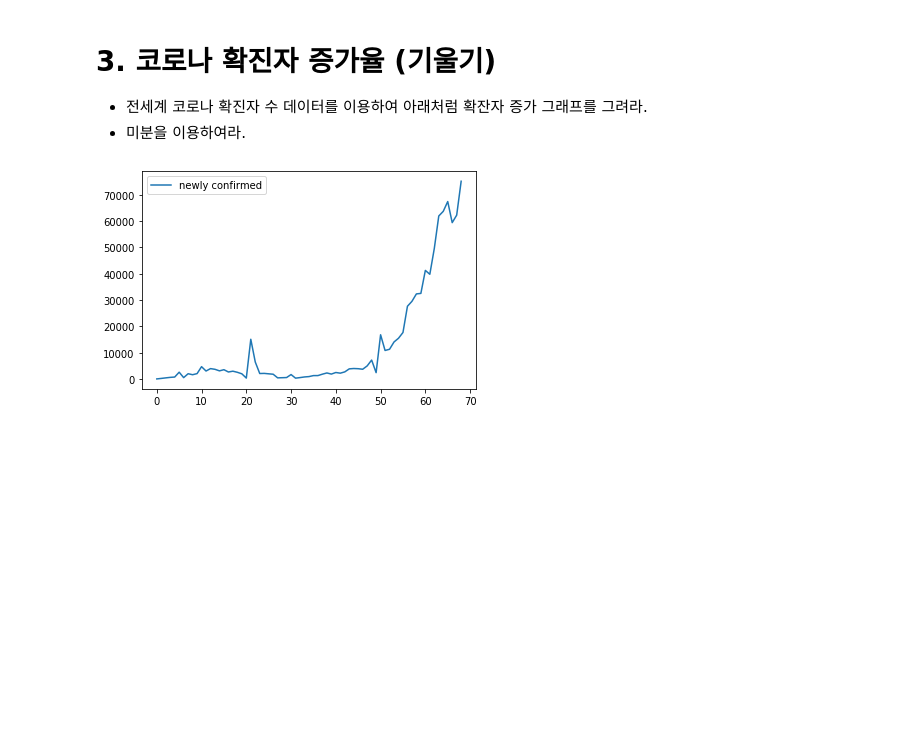
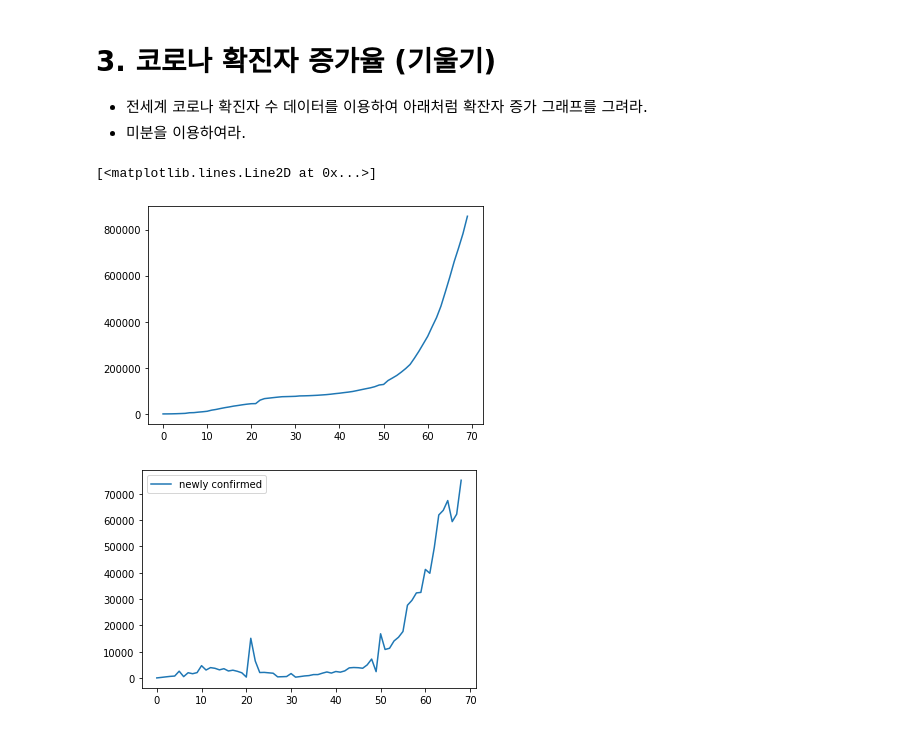
Before and after one commit to bjmin/bmin_comphys, a Jupyter notebook: as/assignment4.ipynb, the cells around one changed output. Saved outputs shown, nothing was run; the diff lists cells and outputs as text; code cells hidden in the pictures; blank space fills up the shorter version.

```diff
--- a/as/assignment4.ipynb
+++ b/as/assignment4.ipynb
@@ -26,13 +28,15 @@ from scipy import integrate
 # %%
 import csv
 
 f=open('./data/worldwide.csv')
 reader = csv.reader(f)
 corona = list(reader)
 
 confirmed=[float(x[1]) for x in corona[1:]]
-recovered=[float(x[2]) for x in corona[1:]]
-deaths=[float(x[3]) for x in corona[1:]]
+plt.plot(confirmed)
+# %% [output]
+[<matplotlib.lines.Line2D at 0x...>]
+[figure, added]
 # %%
 plt.plot(diff,label='newly confirmed')
 plt.legend();
```
Also changed, not shown: parts of 2 cells of this notebook.
